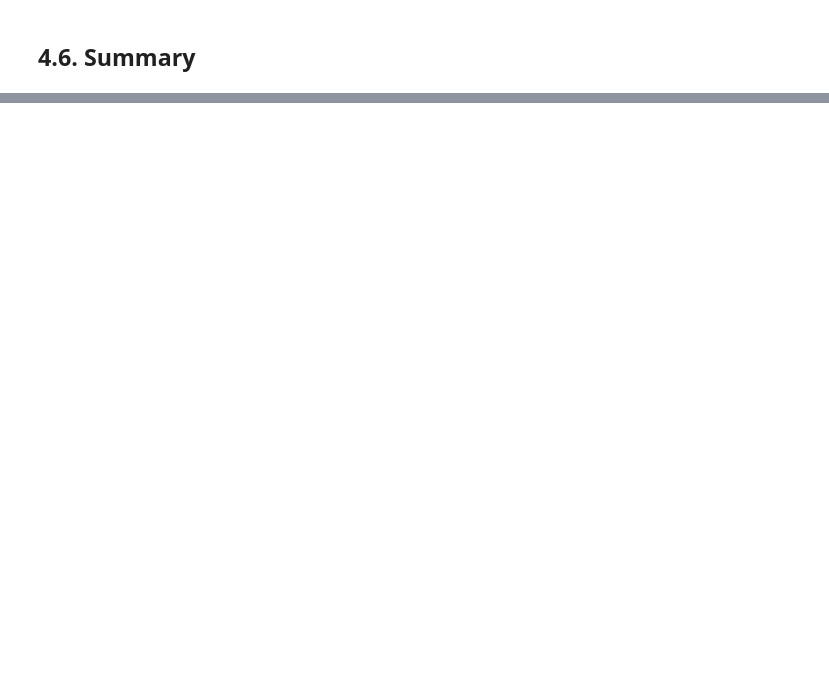
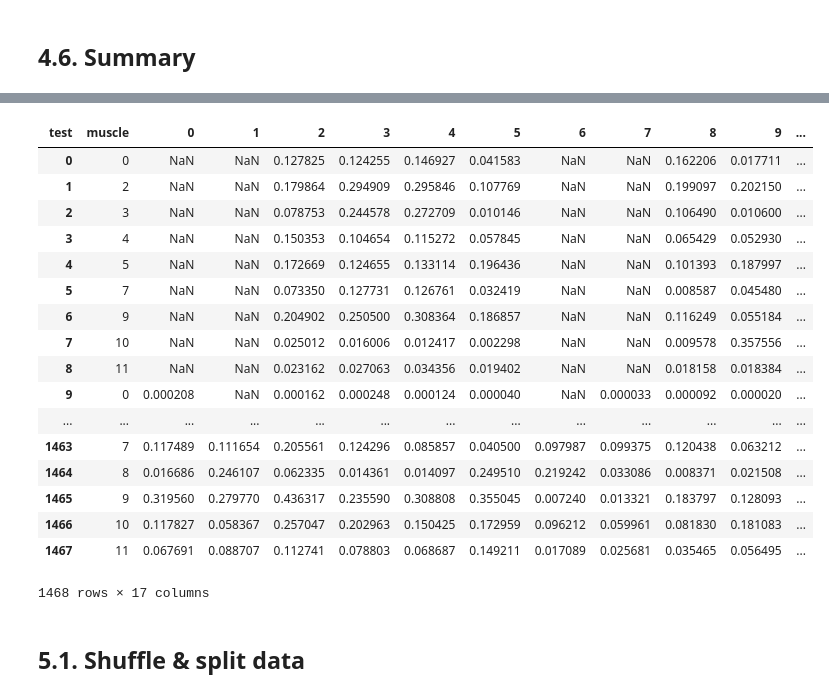
Before and after one commit to romainmartinez/mvc, a Jupyter notebook: mvc.ipynb, the cells around one changed output, grey strips where cells are left out. Drawn from its saved outputs; the diff is of its cells as text; code cells hidden in the pictures; blank space fills up the shorter version.

Commit message:
add test selection

```diff
--- a/mvc.ipynb
+++ b/mvc.ipynb
@@ -350,0 +451,21 @@ py.iplot(mvc_box, filename='mvc/mvc_box')
+# %%
+df_wide
+# %% [output]
+| test | muscle | 0 | 1 | 2 | 3 | 4 | 5 | 6 | 7 | 8 | 9 | ... |
+| 0 | 0 | NaN | NaN | 0.127825 | 0.124255 | 0.146927 | 0.041583 | NaN | NaN | 0.162206 | 0.017711 | ... |
+| 1 | 2 | NaN | NaN | 0.179864 | 0.294909 | 0.295846 | 0.107769 | NaN | NaN | 0.199097 | 0.202150 | ... |
+| 2 | 3 | NaN | NaN | 0.078753 | 0.244578 | 0.272709 | 0.010146 | NaN | NaN | 0.106490 | 0.010600 | ... |
+| 3 | 4 | NaN | NaN | 0.150353 | 0.104654 | 0.115272 | 0.057845 | NaN | NaN | 0.065429 | 0.052930 | ... |
+| 4 | 5 | NaN | NaN | 0.172669 | 0.124655 | 0.133114 | 0.196436 | NaN | NaN | 0.101393 | 0.187997 | ... |
+| 5 | 7 | NaN | NaN | 0.073350 | 0.127731 | 0.126761 | 0.032419 | NaN | NaN | 0.008587 | 0.045480 | ... |
+| 6 | 9 | NaN | NaN | 0.204902 | 0.250500 | 0.308364 | 0.186857 | NaN | NaN | 0.116249 | 0.055184 | ... |
+| 7 | 10 | NaN | NaN | 0.025012 | 0.016006 | 0.012417 | 0.002298 | NaN | NaN | 0.009578 | 0.357556 | ... |
+| 8 | 11 | NaN | NaN | 0.023162 | 0.027063 | 0.034356 | 0.019402 | NaN | NaN | 0.018158 | 0.018384 | ... |
+| 9 | 0 | 0.000208 | NaN | 0.000162 | 0.000248 | 0.000124 | 0.000040 | NaN | 0.000033 | 0.000092 | 0.000020 | ... |
+| ... | ... | ... | ... | ... | ... | ... | ... | ... | ... | ... | ... | ... |
+| 1463 | 7 | 0.117489 | 0.111654 | 0.205561 | 0.124296 | 0.085857 | 0.040500 | 0.097987 | 0.099375 | 0.120438 | 0.063212 | ... |
+| 1464 | 8 | 0.016686 | 0.246107 | 0.062335 | 0.014361 | 0.014097 | 0.249510 | 0.219242 | 0.033086 | 0.008371 | 0.021508 | ... |
+| 1465 | 9 | 0.319560 | 0.279770 | 0.436317 | 0.235590 | 0.308808 | 0.355045 | 0.007240 | 0.013321 | 0.183797 | 0.128093 | ... |
+| 1466 | 10 | 0.117827 | 0.058367 | 0.257047 | 0.202963 | 0.150425 | 0.172959 | 0.096212 | 0.059961 | 0.081830 | 0.181083 | ... |
+| 1467 | 11 | 0.067691 | 0.088707 | 0.112741 | 0.078803 | 0.068687 | 0.149211 | 0.017089 | 0.025681 | 0.035465 | 0.056495 | ... |
+1468 rows × 17 columns
@@ -350,0 +476,2 @@ py.iplot(mvc_box, filename='mvc/mvc_box')
+# %% [markdown]
+## 5.1. Shuffle & split data
```
Also changed, not shown: parts of 15 cells of this notebook, 1 other file.
